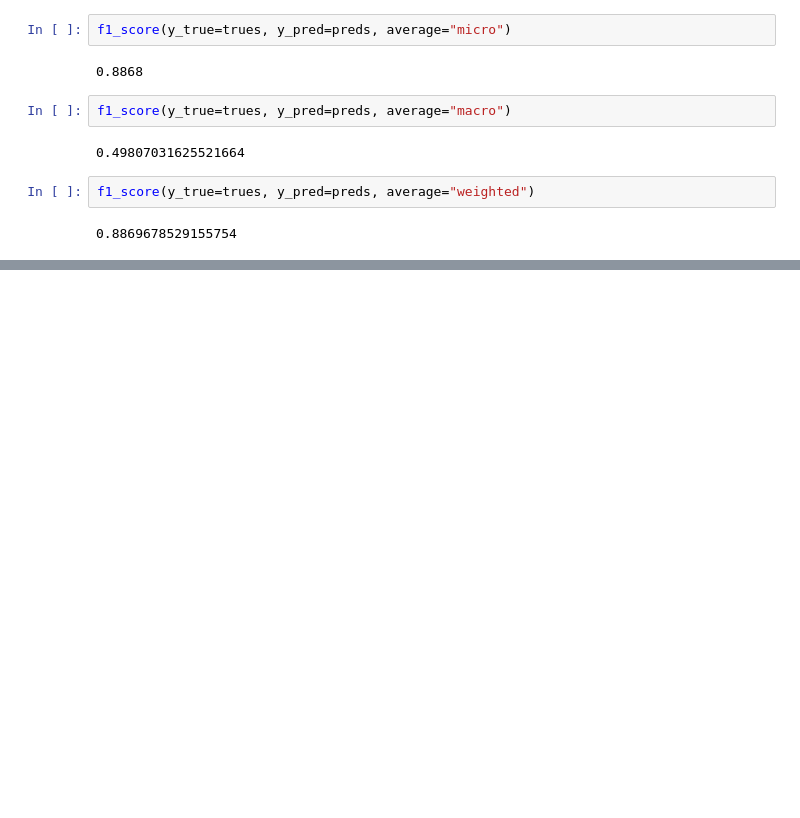
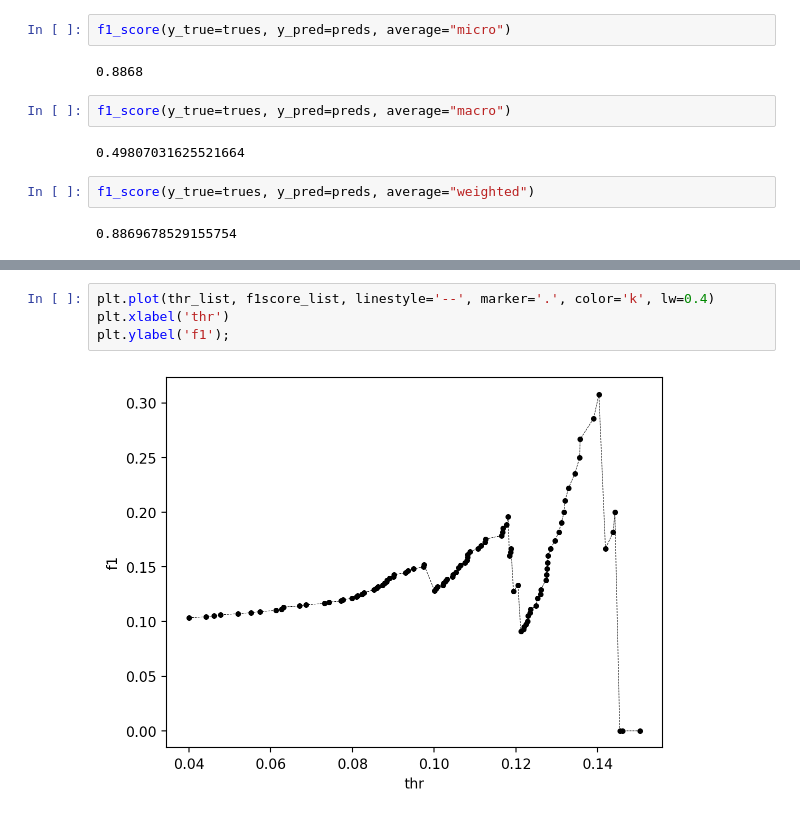
Before and after one commit to artmerinov/holoassist-challenge, a Jupyter notebook: notebooks/metrics.ipynb, the cells around one changed output, grey strips where cells are left out. Saved outputs shown, nothing was run; the diff lists cells and outputs as text; blank space fills up the shorter version.

```diff
--- a/notebooks/metrics.ipynb
+++ b/notebooks/metrics.ipynb
@@ -84,0 +280,6 @@ rocauc
+# %%
+plt.plot(thr_list, f1score_list, linestyle='--', marker='.', color='k', lw=0.4)
+plt.xlabel('thr')
+plt.ylabel('f1');
+# %% [output]
+[figure, added]
```
Also changed, not shown: parts of 19 cells of this notebook, 17 other files.
